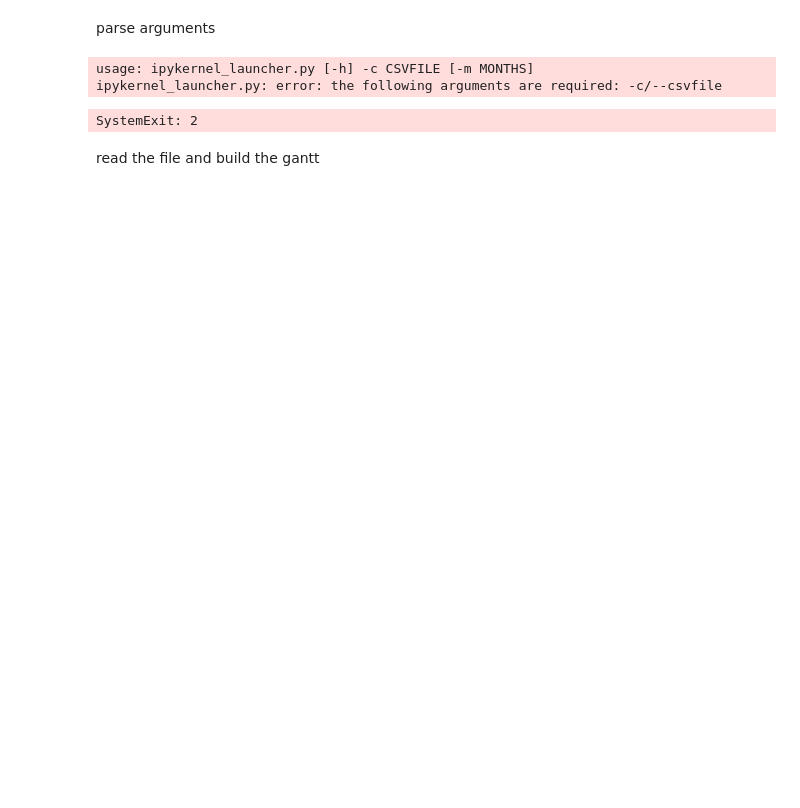
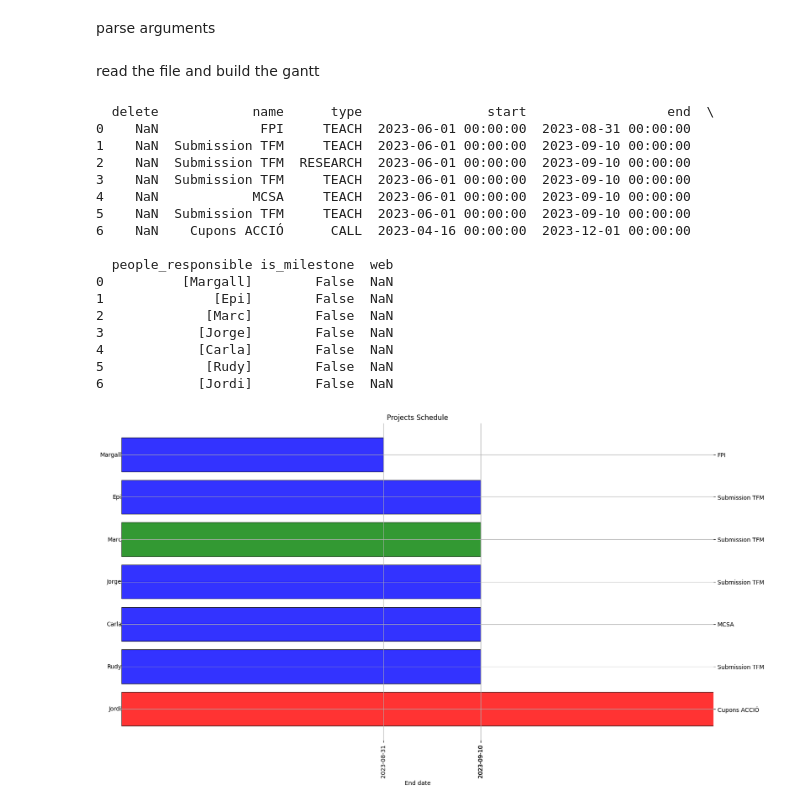
Before and after one commit to CompBiochBiophLab/Tools, a Jupyter notebook: _build/jupyter_execute/productivityTools/gantt.ipynb, the cells around one changed output. Cells and saved outputs as stored; diff of their text form; code cells hidden in the pictures; blank space fills up the shorter version.

```diff
--- a/_build/jupyter_execute/productivityTools/gantt.ipynb
+++ b/_build/jupyter_execute/productivityTools/gantt.ipynb
@@ -3,3 +8,16 @@
+# %%
+
+def is_notebook() -> bool:
+    try:
+        shell = get_ipython().__class__.__name__
+        if shell == 'ZMQInteractiveShell':
+            return True   # Jupyter notebook or qtconsole
+        elif shell == 'TerminalInteractiveShell':
+            return False  # Terminal running IPython
+        else:
+            return False  # Other type (?)
+    except NameError:
+        return False      # Probably standard Python interpreter
 # %%
 import matplotlib.pyplot as plt
 import matplotlib.dates as mdates
@@ -107,17 +125,38 @@ def create_gantt_chart(tasks,months):
   parse arguments
 # %%
 parser = argparse.ArgumentParser(description='Generate Gantt chart from CSV file') # Crear un objecte ArgumentParser
-parser.add_argument('-c','--csvfile', type=str, help='Path to the CSV file',required=True) # Afegir l'argument per al camí del fitxer CSV
+parser.add_argument('-c','--csvfile', type=str, help='Path to the CSV file. Default is tasks.csv',default="tasks.csv") # Afegir l'argument per al camí del fitxer CSV
 parser.add_argument('-m','--months', type=int, help='Number of months to visualize',default=2) # Afegir l'argument per al camí del fitxer CSV
-args = parser.parse_args()
+
+if is_notebook():
+    args = parser.parse_args(args=[])
+else:
+    args = parser.parse_args()
 csv_file_path = args.csvfile
 months = args.months
-# %% [output]
-usage: ipykernel_launcher.py [-h] -c CSVFILE [-m MONTHS]
-ipykernel_launcher.py: error: the following arguments are required: -c/--csvfile
-SystemExit: 2
 # %% [markdown]
  read the file and build the gantt
 # %%
 tasks = read_tasks_from_csv(csv_file_path)
+if is_notebook():
+    print(tasks)
 create_gantt_chart(tasks,months)
+# %% [output]
+  delete            name      type                start                  end  \
+0    NaN             FPI     TEACH  2023-06-01 00:00:00  2023-08-31 00:00:00
+1    NaN  Submission TFM     TEACH  2023-06-01 00:00:00  2023-09-10 00:00:00
+2    NaN  Submission TFM  RESEARCH  2023-06-01 00:00:00  2023-09-10 00:00:00
+3    NaN  Submission TFM     TEACH  2023-06-01 00:00:00  2023-09-10 00:00:00
+4    NaN            MCSA     TEACH  2023-06-01 00:00:00  2023-09-10 00:00:00
+5    NaN  Submission TFM     TEACH  2023-06-01 00:00:00  2023-09-10 00:00:00
+6    NaN    Cupons ACCIÓ      CALL  2023-04-16 00:00:00  2023-12-01 00:00:00
+
+  people_responsible is_milestone  web
+0          [Margall]        False  NaN
+1              [Epi]        False  NaN
+2             [Marc]        False  NaN
+3            [Jorge]        False  NaN
+4            [Carla]        False  NaN
+5             [Rudy]        False  NaN
+6            [Jordi]        False  NaN
+[figure, added]
```
Also changed, not shown: parts of 1 cell of this notebook, 8 other files.
